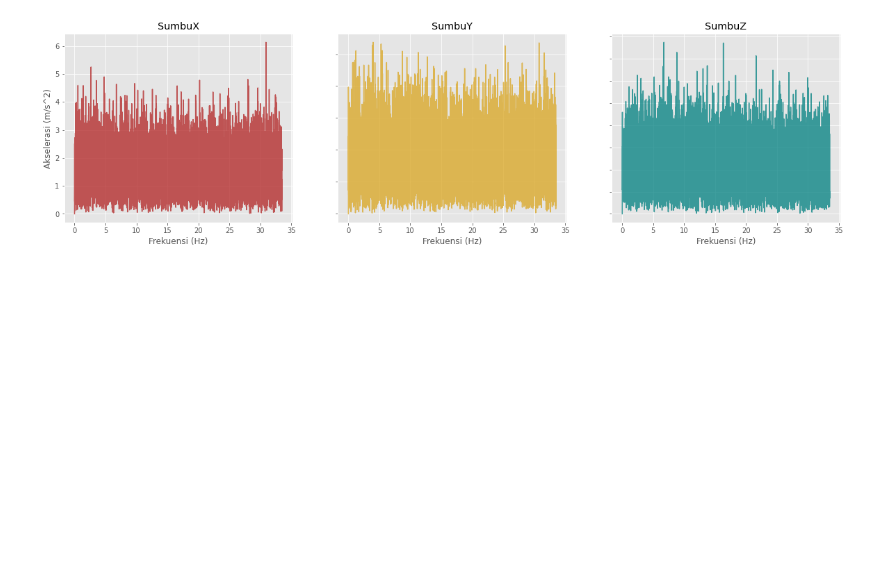
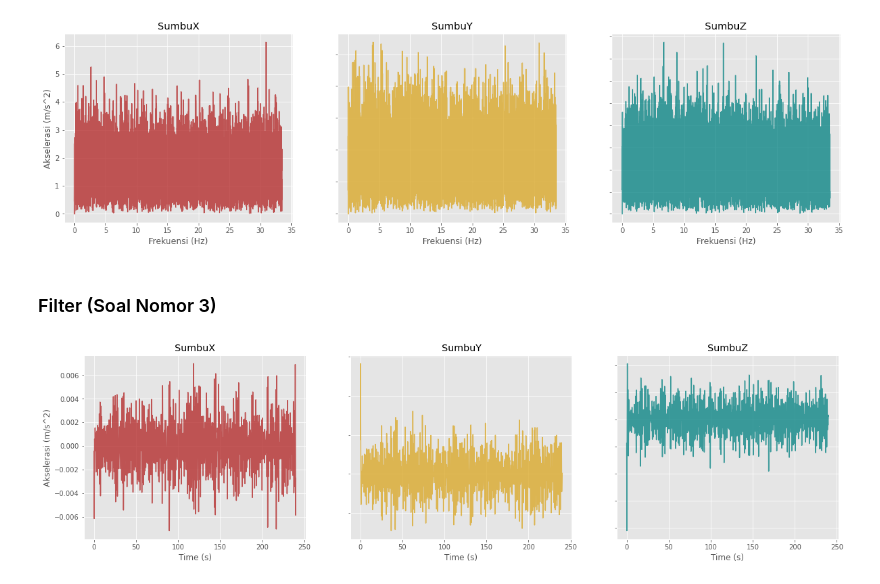
Before and after one commit to Otniel113/IoT_Jalan, a Jupyter notebook: IoT_Jalan.ipynb, the cells around one changed output. Drawn from its saved outputs; the diff is of its cells as text; code cells hidden in the pictures; blank space fills up the shorter version.

```diff
--- a/IoT_Jalan.ipynb
+++ b/IoT_Jalan.ipynb
@@ -154,6 +154,8 @@ for ax in axs.flat:
 plt.show()
 # %% [output]
 [figure]
+# %% [markdown]
+### Filter (Soal Nomor 3)
 # %%
 #Band-pass filter
 fs = 240.0
@@ -172,0 +175,19 @@ y_ybpf = scipy.signal.filtfilt(b, a, yf_sumbuY, axis=0)
+# %%
+fig, axs = plt.subplots(1, 3, figsize=(20,5))
+axs[0].plot(df_jalan['Time'], x_ybpf, color='firebrick', alpha=0.75)
+axs[0].set_title('SumbuX')
+axs[1].plot(df_jalan['Time'], y_ybpf, color='goldenrod', alpha=0.75)
+axs[1].set_title('SumbuY')
+axs[2].plot(df_jalan['Time'], z_ybpf, color='teal', alpha=0.75)
+axs[2].set_title('SumbuZ')
+
+for ax in axs.flat:
+    ax.set(xlabel='Time (s)', ylabel='Akselerasi (m/s^2)')
+
+# Hide x labels and tick labels for top plots and y ticks for right plots.
+for ax in axs.flat:
+    ax.label_outer()
+
+plt.show()
+# %% [output]
+[figure, added]
```
Also changed, not shown: parts of 7 cells of this notebook.
